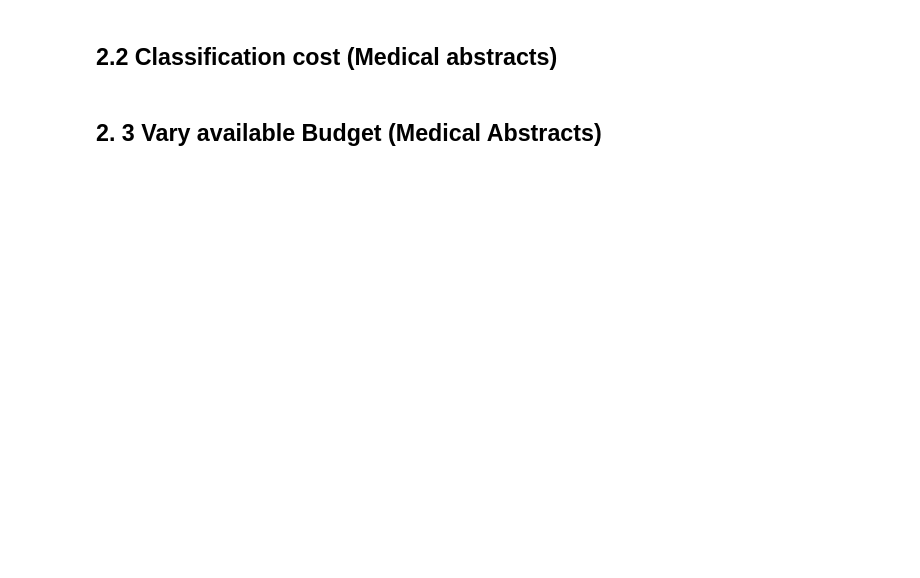
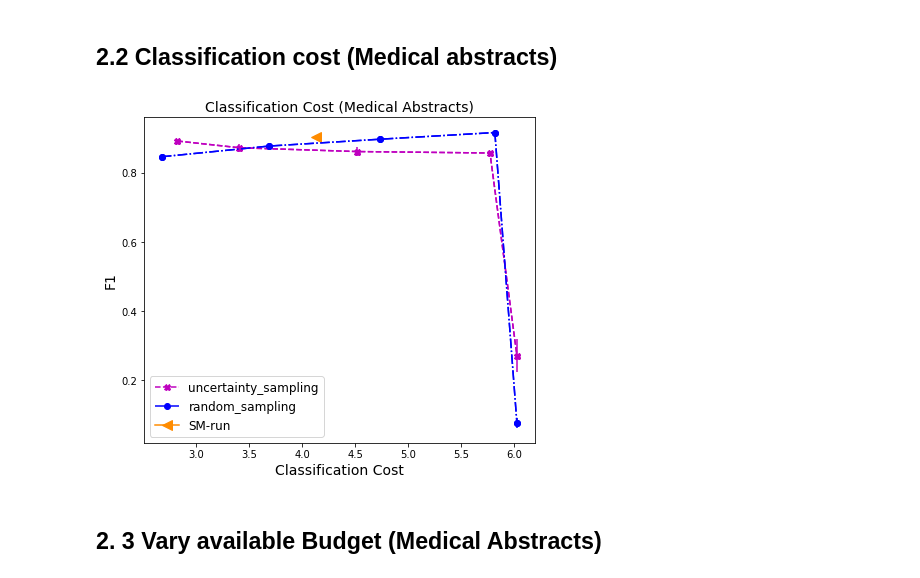
Before and after one commit to Evgeneus/Active-Hybrid-Classificatoin, a Jupyter notebook: scopeAL_and_SMR/notebooks/results-F1.ipynb, the cells around one changed output. Drawn from its saved outputs; the diff is of its cells as text; code cells hidden in the pictures; blank space fills up the shorter version.

```diff
--- a/scopeAL_and_SMR/notebooks/results-F1.ipynb
+++ b/scopeAL_and_SMR/notebooks/results-F1.ipynb
@@ -234,10 +238,12 @@ For adaptive policy we collect 500 training samples per predicate as bern in. If
 # %% [markdown]
 ## 2.2 Classification cost (Medical abstracts)
 # %%
-# file_name = 'ohsumed_C14_C23_1grams_experiment_nums_10_ninstq_100.csv'
-# b_per_item = 6
-# title = 'Classification Cost (Medical Abstracts)'
-# plot_clf_cost(file_name, b_per_item, title)
+file_name = 'ohsumed_C14_C23_1grams_experiment_nums_5_ninstq_500.csv'
+b_per_item = 7
+title = 'Classification Cost (Medical Abstracts)'
+plot_clf_cost(file_name, b_per_item, title)
+# %% [output]
+[figure, added]
 # %% [markdown]
 ## 2. 3 Vary available Budget (Medical Abstracts)
 # %%
```
Also changed, not shown: parts of 3 cells of this notebook.
